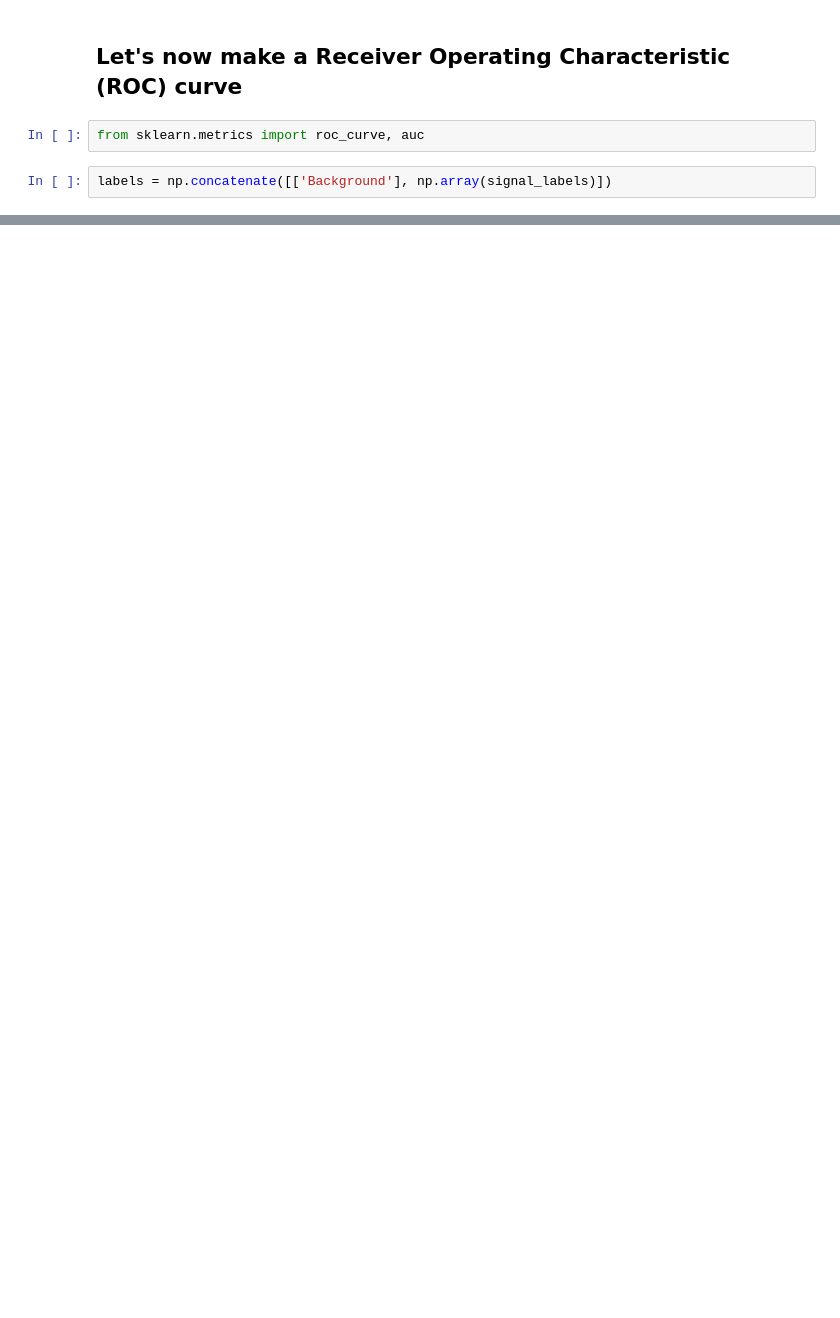
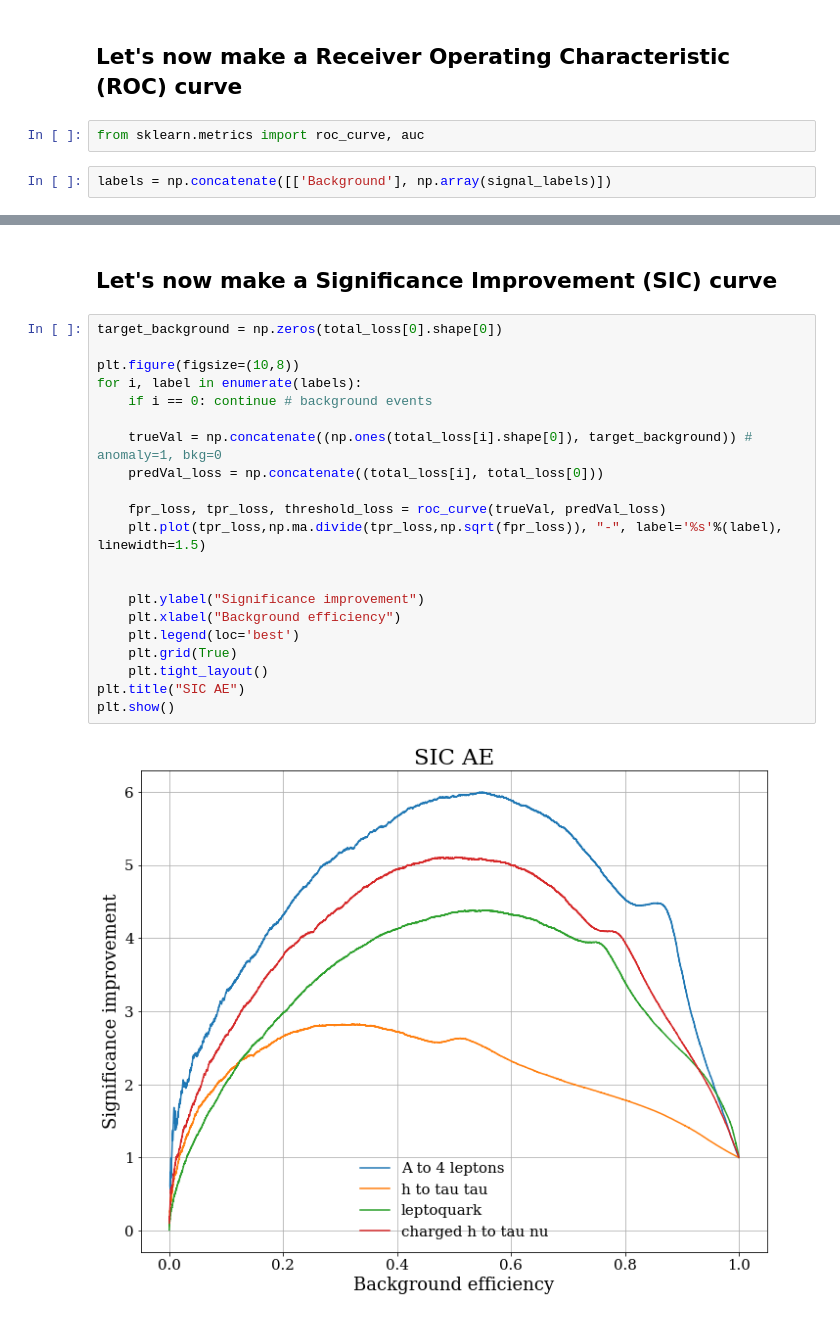
Before and after one commit to ViniciusMikuni/ADC2021-examplecode, a Jupyter notebook: Dense_AE.ipynb, the cells around one changed output, grey strips where cells are left out. Drawn from its saved outputs; the diff is of its cells as text; blank space fills up the shorter version.

```diff
--- a/Dense_AE.ipynb
+++ b/Dense_AE.ipynb
@@ -169,0 +217,25 @@ plt.show()
+# %% [markdown]
+## Let's now make a Significance Improvement (SIC) curve
+# %%
+target_background = np.zeros(total_loss[0].shape[0])
+
+plt.figure(figsize=(10,8))
+for i, label in enumerate(labels):
+    if i == 0: continue # background events
+
+    trueVal = np.concatenate((np.ones(total_loss[i].shape[0]), target_background)) # anomaly=1, bkg=0
+    predVal_loss = np.concatenate((total_loss[i], total_loss[0]))
+
+    fpr_loss, tpr_loss, threshold_loss = roc_curve(trueVal, predVal_loss)
+    plt.plot(tpr_loss,np.ma.divide(tpr_loss,np.sqrt(fpr_loss)), "-", label='%s'%(label), linewidth=1.5)
+
+
+    plt.ylabel("Significance improvement")
+    plt.xlabel("Background efficiency")
+    plt.legend(loc='best')
+    plt.grid(True)
+    plt.tight_layout()
+plt.title("SIC AE")
+plt.show()
+# %% [output]
+[figure, added]
```
Also changed, not shown: parts of 7 cells of this notebook, 1 other file.
